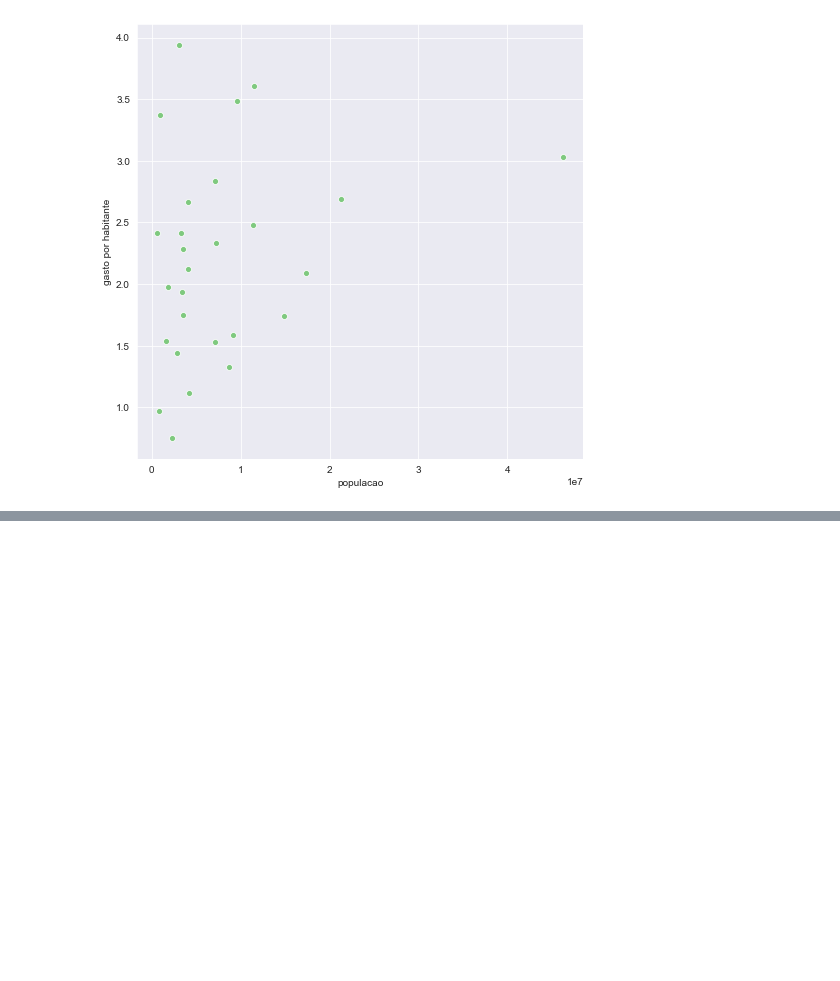
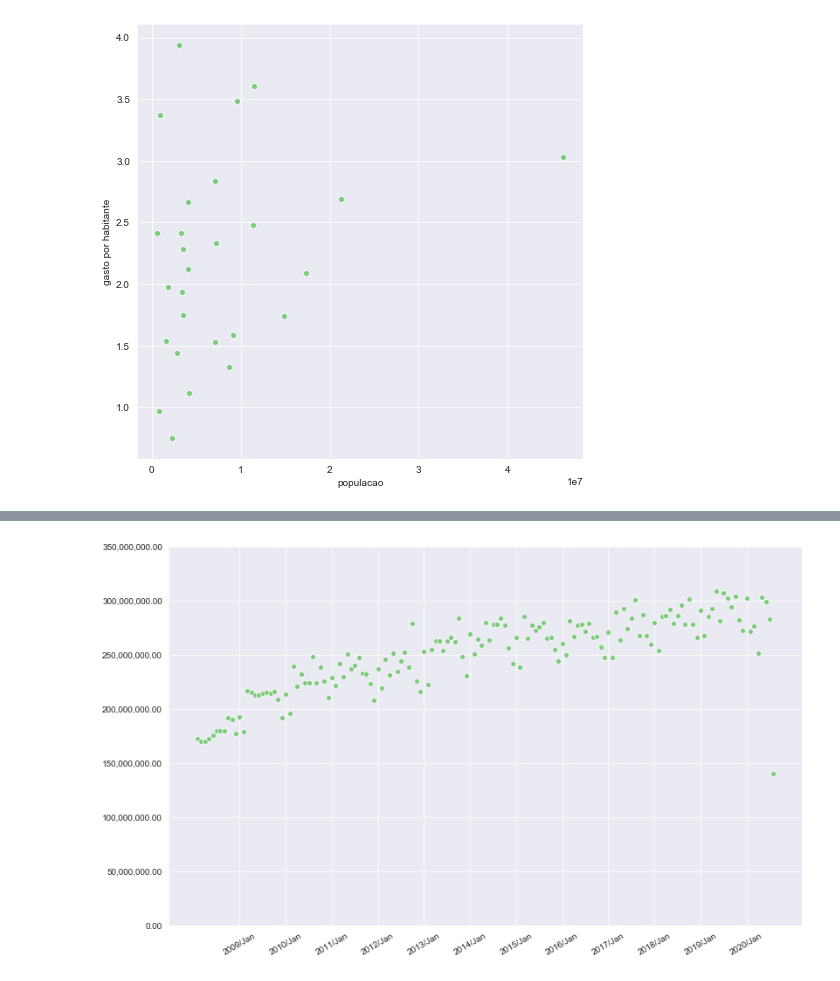
Before and after one commit to Colognesi/Bootcamp-DataScience, a Jupyter notebook: Modulo II - Tratamento, Exploração e Visualização de dados/Projeto/Modulo II.ipynb, the cells around one changed output, grey strips where cells are left out. Cells and saved outputs as stored; diff of their text form; code cells hidden in the pictures; blank space fills up the shorter version.

```diff
--- a/Modulo II - Tratamento, Exploração e Visualização de dados/Projeto/Modulo II.ipynb
+++ b/Modulo II - Tratamento, Exploração e Visualização de dados/Projeto/Modulo II.ipynb
@@ -300,0 +332,16 @@ sns.scatterplot(data = gasto_mensal_habitante, x = 'populacao', y = 'gasto por h
+# %%
+# jeito correto de utilizar
+
+plt.figure(figsize=(13,8))
+ax = sns.scatterplot(data = dados_selecionados.T, x = dados_selecionados.T.index , y = 'São Paulo')
+plt.xticks(rotation = 30)
+ax.yaxis.set_major_formatter(ticker.StrMethodFormatter('{x:,.2f}'))
+ax.set_ylabel('')
+# Tambem poderiamos usar o AutoLocator(), que faz a separação das datas automaticamente
+# A base é o quanto queremos "pular" dos dados no eixo fornecido, no caso aqui de 12 em 12 meses, e o offset e usado para selecionar o mês que desejamos começar
+ax.xaxis.set_major_locator(ticker.IndexLocator(base = 12, offset = 11))
+ax.set_ylim(0, 350000000)
+plt.grid(True)
+plt.show()
+# %% [output]
+[figure, added]
```
Also changed, not shown: parts of 5 cells of this notebook, 1 other file.
